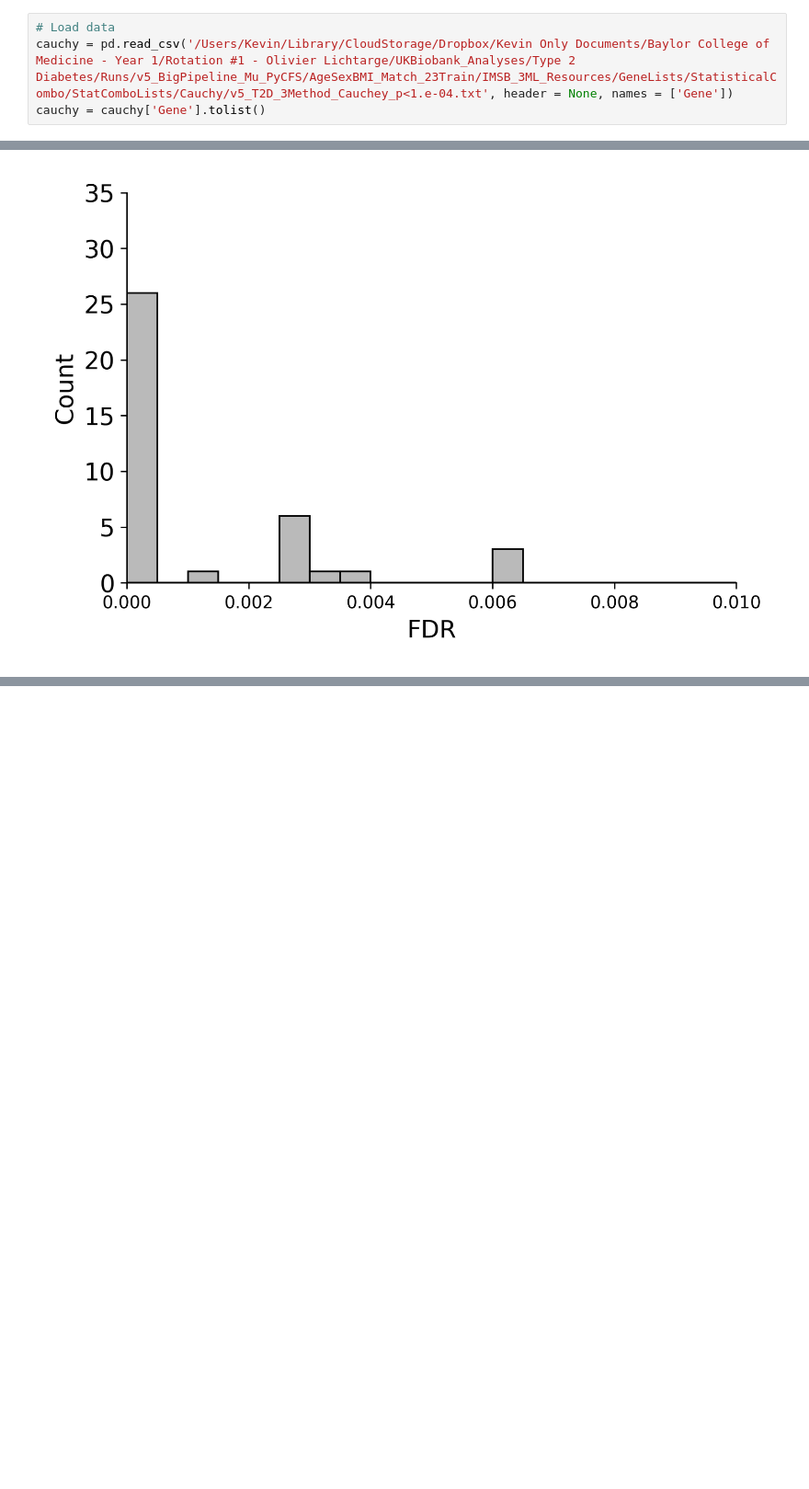
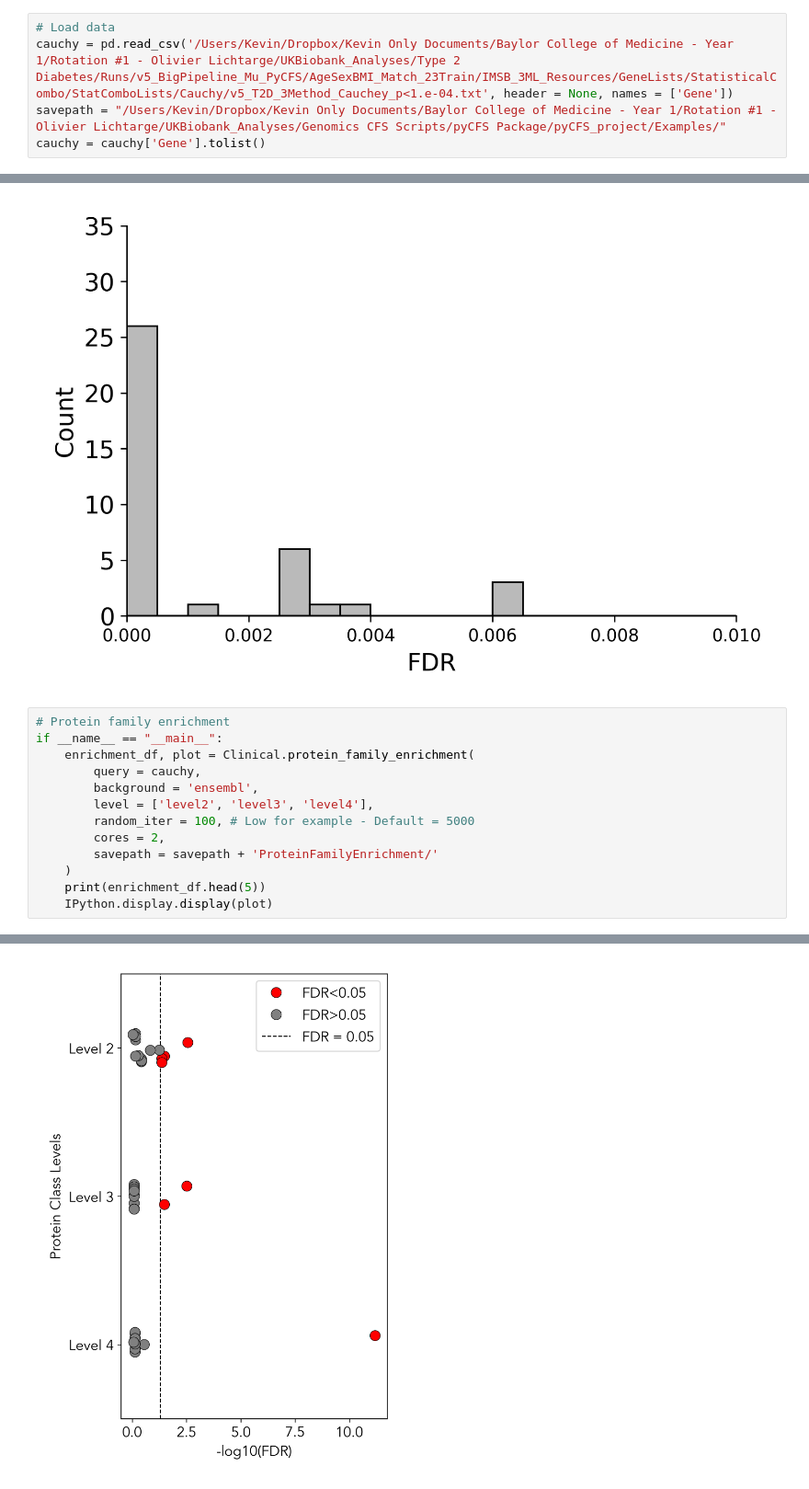
Before and after one commit to kevwilhelm95/pyCfS, a Jupyter notebook: example.ipynb, the cells around one changed output, grey strips where cells are left out. Shown at 92% size. Drawn from its saved outputs; the diff is of its cells as text; blank space fills up the shorter version.

Commit message:
v0.0.6 - Add Clinical.drug_gene_interactions()
Add Clinical.drug_gene_interactions()
Update README.md
Updated example.ipynb (up to protein family enrichment)

```diff
--- a/example.ipynb
+++ b/example.ipynb
@@ -194,7 +194,8 @@ Running background genes
 # Clinical
 # %%
 # Load data
-cauchy = pd.read_csv('/Users/Kevin/Library/CloudStorage/Dropbox/Kevin Only Documents/Baylor College of Medicine - Year 1/Rotation #1 - Olivier Lichtarge/UKBiobank_Analyses/Type 2 Diabetes/Runs/v5_BigPipeline_Mu_PyCFS/AgeSexBMI_Match_23Train/IMSB_3ML_Resources/GeneLists/StatisticalCombo/StatComboLists/Cauchy/v5_T2D_3Method_Cauchey_p<1.e-04.txt', header = None, names = ['Gene'])
+cauchy = pd.read_csv('/Users/Kevin/Dropbox/Kevin Only Documents/Baylor College of Medicine - Year 1/Rotation #1 - Olivier Lichtarge/UKBiobank_Analyses/Type 2 Diabetes/Runs/v5_BigPipeline_Mu_PyCFS/AgeSexBMI_Match_23Train/IMSB_3ML_Resources/GeneLists/StatisticalCombo/StatComboLists/Cauchy/v5_T2D_3Method_Cauchey_p<1.e-04.txt', header = None, names = ['Gene'])
+savepath = "/Users/Kevin/Dropbox/Kevin Only Documents/Baylor College of Medicine - Year 1/Rotation #1 - Olivier Lichtarge/UKBiobank_Analyses/Genomics CFS Scripts/pyCFS Package/pyCFS_project/Examples/"
 cauchy = cauchy['Gene'].tolist()
 # %%
 # Mouse phenotypes
@@ -228,3 +229,17 @@ abnormal vascular development                     8.985442
 abnormal response to infection                    8.924178
 [figure]
 [figure]
+# %%
+# Protein family enrichment
+if __name__ == "__main__":
+    enrichment_df, plot = Clinical.protein_family_enrichment(
+        query = cauchy,
+        background = 'ensembl',
+        level = ['level2', 'level3', 'level4'],
+        random_iter = 100, # Low for example - Default = 5000
+        cores = 2,
+        savepath = savepath + 'ProteinFamilyEnrichment/'
+    )
+    print(enrichment_df.head(5))
+    IPython.display.display(plot)
+# %% [output]
@@ -230,0 +263 @@ abnormal response to infection                    8.924178
+[figure, added]
```
Also changed, not shown: parts of 1 cell of this notebook, 4 other files.
